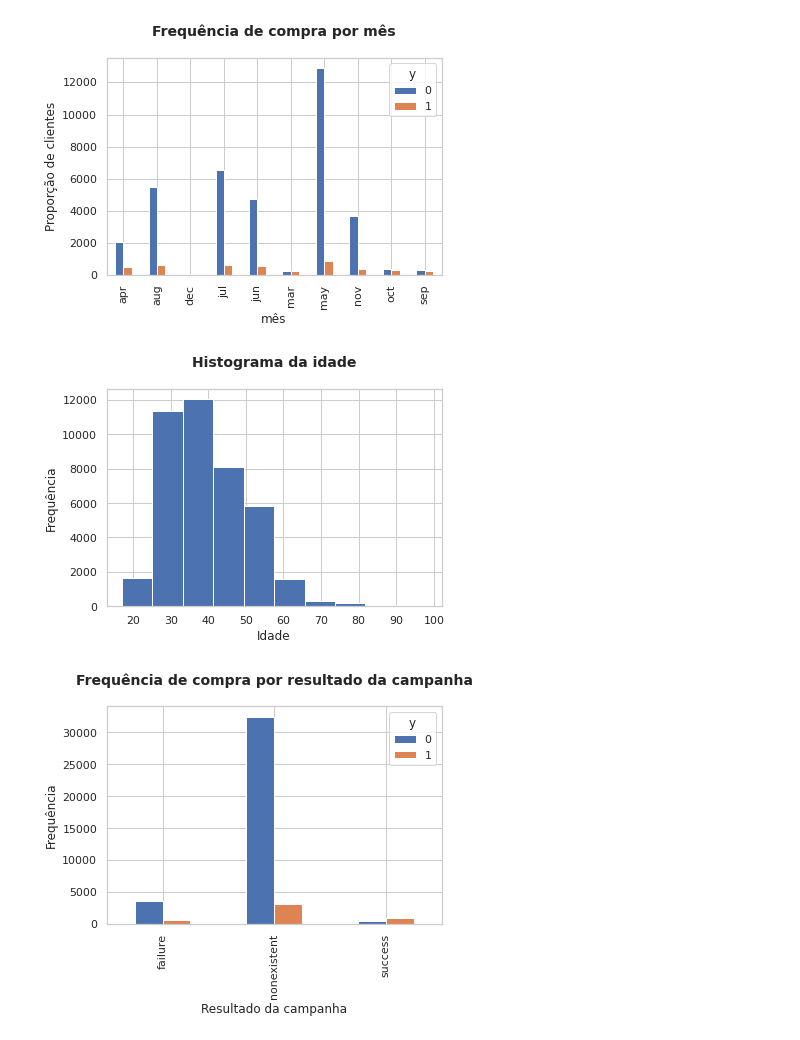
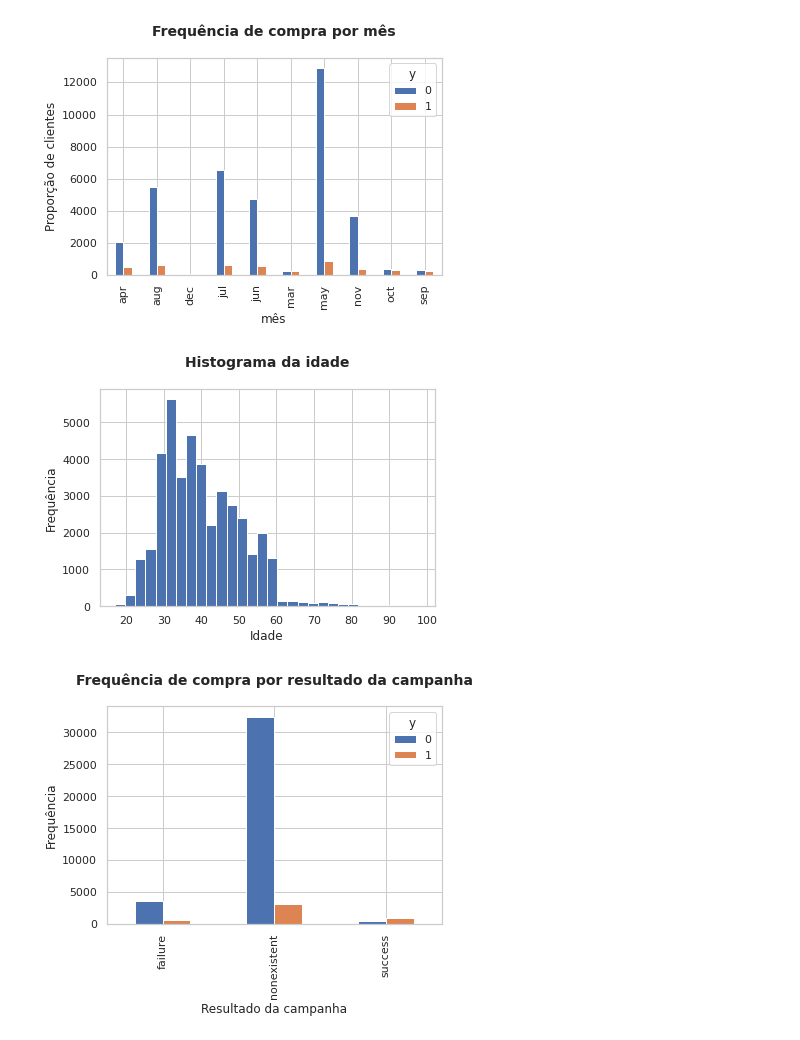
Before and after one commit to FGalvao77/Predizendo-se-o-cliente-assinara-um-deposito-a-prazo-Regressao-Logistica, a Jupyter notebook: Predizendo_se_o_cliente_assinará_um_depósito_a_prazo_|_Regressão_Logística.ipynb, the cells around one changed output. Drawn from its saved outputs; the diff is of its cells as text; code cells hidden in the pictures.

```diff
--- a/Predizendo_se_o_cliente_assinará_um_depósito_a_prazo_|_Regressão_Logística.ipynb
+++ b/Predizendo_se_o_cliente_assinará_um_depósito_a_prazo_|_Regressão_Logística.ipynb
@@ -368,15 +373,15 @@ plt.savefig('mes_prop_clientes')
 [figure]
 # %%
 # visualizando a distribuição da variável "age" (idade)
-df['age'].hist()
+df['age'].hist(bins=30)
 
 plt.title('Histograma da idade\n',
           {'fontsize': 14,'fontweight': 'bold'})
 plt.xlabel('Idade')
 plt.ylabel('Frequência')
 plt.savefig('hist_idade')
 # %% [output]
-[figure, old version]
+[figure, new version]
 # %%
 # visualizando a distribuição da variável alvo em relação ao resultado da campanha
 pd.crosstab(df['poutcome'], df['y']).plot(kind='bar')
```
Also changed, not shown: parts of 9 cells of this notebook.
